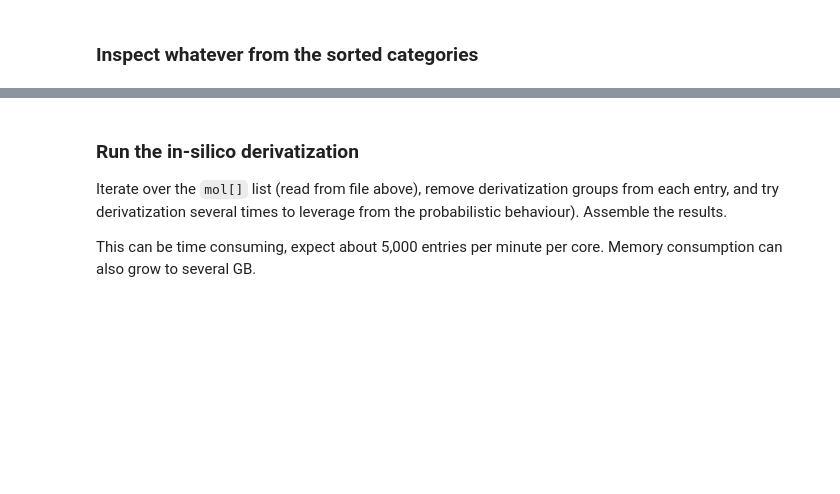
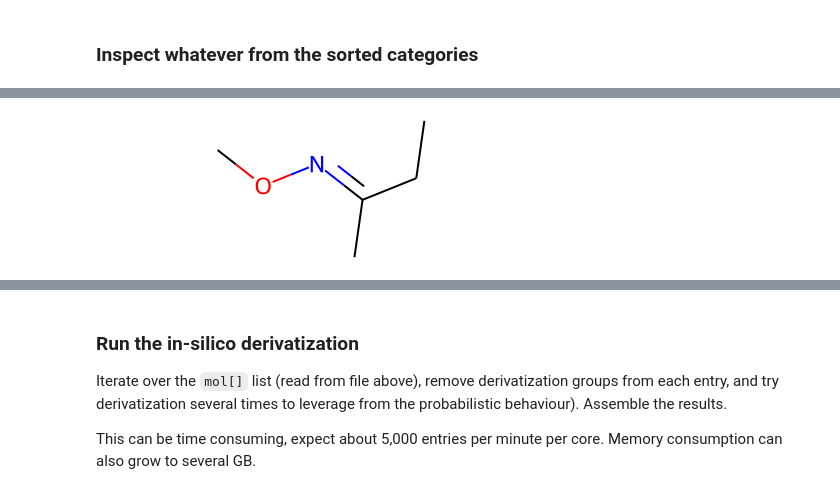
Before and after one commit to maximskorik/gc_derivatization, a Jupyter notebook: example/derivatization.ipynb, the cells around one changed output, grey strips where cells are left out. Drawn from its saved outputs; the diff is of its cells as text; code cells hidden in the pictures; blank space fills up the shorter version.

```diff
--- a/example/derivatization.ipynb
+++ b/example/derivatization.ipynb
@@ -125,5 +159,7 @@ draw3d(with_onssi[52][1])
 # %%
-with_meox[4][1]
+with_meox[0][1]
+# %% [output]
+[figure, added]
 # %%
 with open('NIST_ONSSiMe3.txt','w') as f:
     for m in with_onssi:
```
Also changed, not shown: parts of 13 cells of this notebook.
